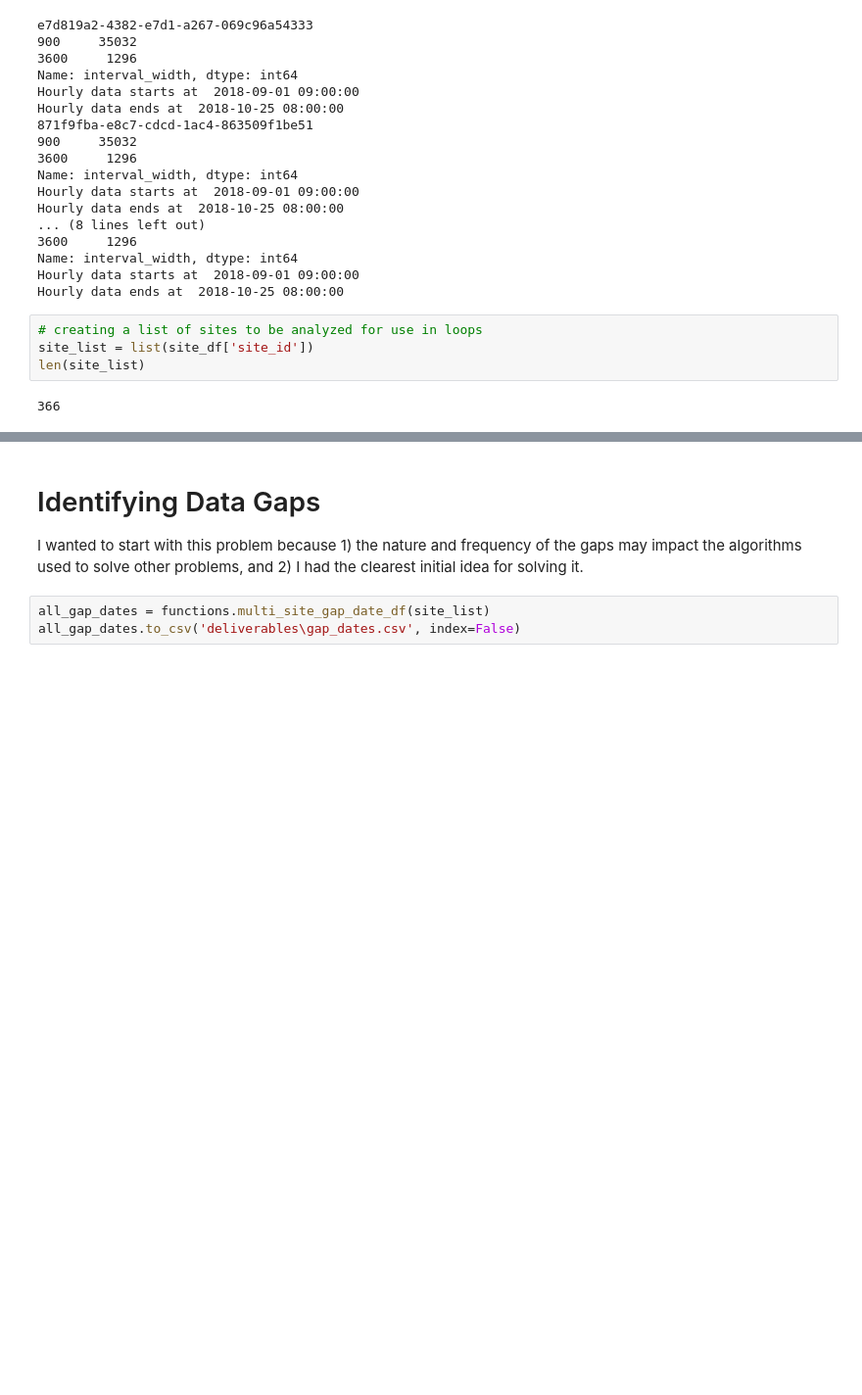
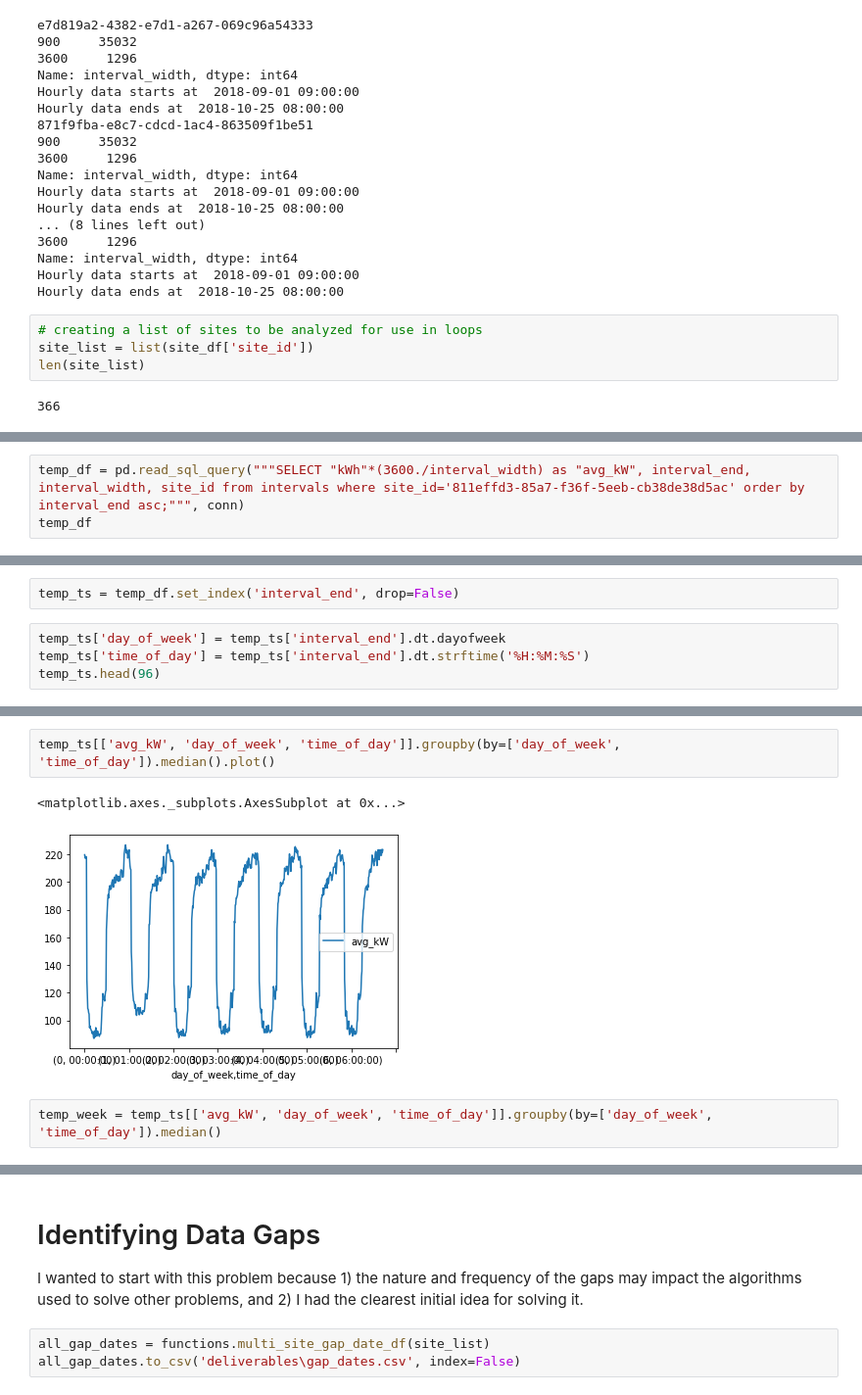
Before and after one commit to NathanVenos/dc-ds-08-26-19, a Jupyter notebook: voltus/Voltus_Project_Nathan.ipynb, the cells around one changed output, grey strips where cells are left out. Shown: that part at 98% size. Saved outputs shown, nothing was run; the diff lists cells and outputs as text; blank space fills up the shorter version.

```diff
--- a/voltus/Voltus_Project_Nathan.ipynb
+++ b/voltus/Voltus_Project_Nathan.ipynb
@@ -177,0 +330,3 @@ all_data_df = pd.read_csv('data/data.csv')
+# %%
+temp_df = pd.read_sql_query("""SELECT "kWh"*(3600./interval_width) as "avg_kW", interval_end, interval_width, site_id from intervals where site_id='811effd3-85a7-f36f-5eeb-cb38de38d5ac' order by interval_end asc;""", conn)
+temp_df
@@ -177,0 +347,6 @@ all_data_df = pd.read_csv('data/data.csv')
+# %%
+temp_ts = temp_df.set_index('interval_end', drop=False)
+# %%
+temp_ts['day_of_week'] = temp_ts['interval_end'].dt.dayofweek
+temp_ts['time_of_day'] = temp_ts['interval_end'].dt.strftime('%H:%M:%S')
+temp_ts.head(96)
@@ -177,0 +372,7 @@ all_data_df = pd.read_csv('data/data.csv')
+# %%
+temp_ts[['avg_kW', 'day_of_week', 'time_of_day']].groupby(by=['day_of_week', 'time_of_day']).median().plot()
+# %% [output]
+<matplotlib.axes._subplots.AxesSubplot at 0x...>
+[figure, added]
+# %%
+temp_week = temp_ts[['avg_kW', 'day_of_week', 'time_of_day']].groupby(by=['day_of_week', 'time_of_day']).median()
```
Also changed, not shown: parts of 27 cells of this notebook, 1 other file.
